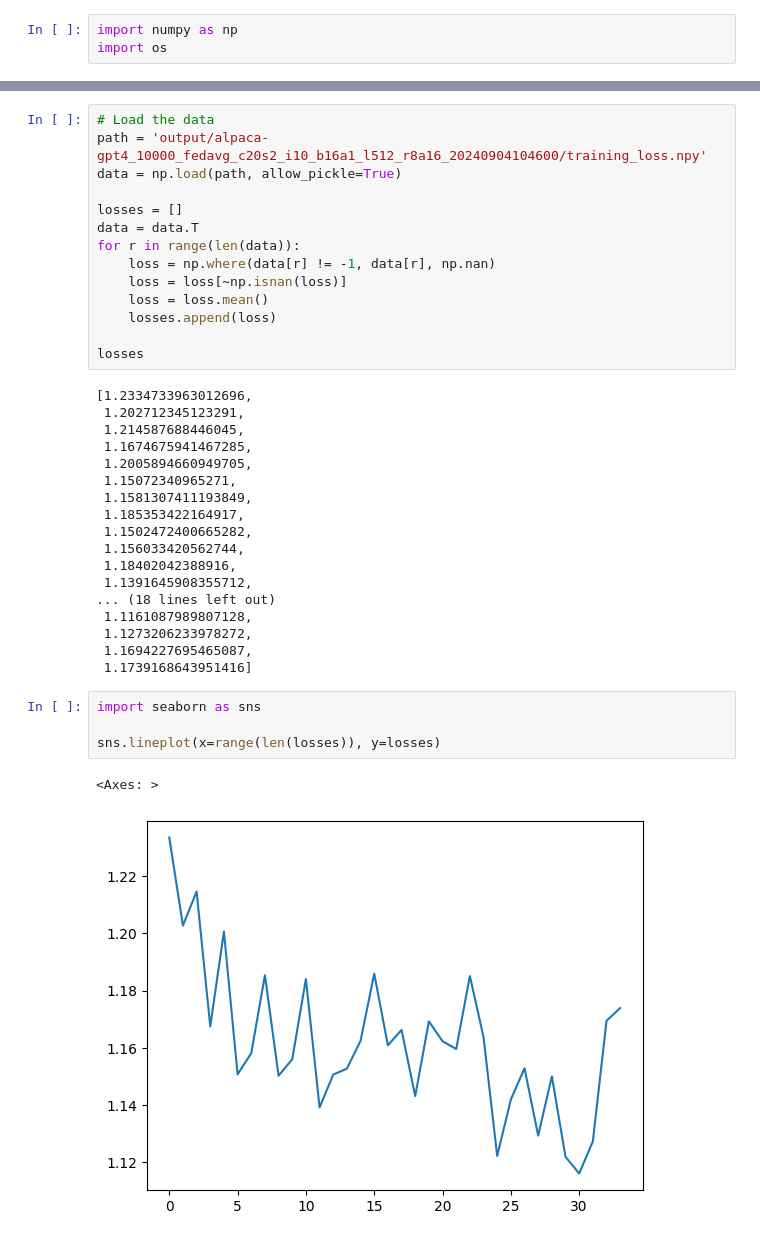
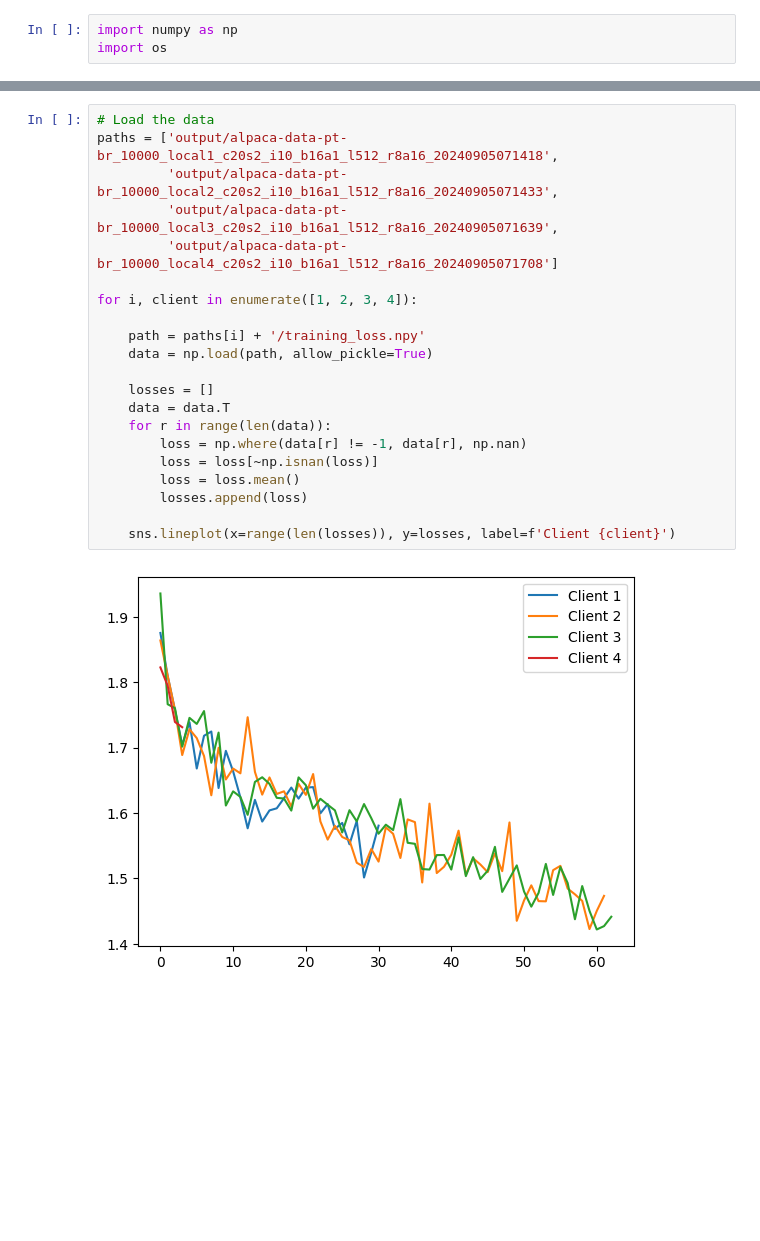
Before and after one commit to GabrielTalasso/FT_LLM_FL, a Jupyter notebook: test.ipynb, the cells around one changed output, grey strips where cells are left out. Drawn from its saved outputs; the diff is of its cells as text; blank space fills up the shorter version.

```diff
--- a/test.ipynb
+++ b/test.ipynb
@@ -47,39 +49,23 @@ sns.lineplot(x=range(len(losses)), y=losses)
 # %%
 # Load the data
-path = 'output/alpaca-gpt4_10000_fedavg_c20s2_i10_b16a1_l512_r8a16_20240904104600/training_loss.npy'
-data = np.load(path, allow_pickle=True)
+paths = ['output/alpaca-data-pt-br_10000_local1_c20s2_i10_b16a1_l512_r8a16_20240905071418',
+         'output/alpaca-data-pt-br_10000_local2_c20s2_i10_b16a1_l512_r8a16_20240905071433',
+         'output/alpaca-data-pt-br_10000_local3_c20s2_i10_b16a1_l512_r8a16_20240905071639',
+         'output/alpaca-data-pt-br_10000_local4_c20s2_i10_b16a1_l512_r8a16_20240905071708']
 
-losses = []
-data = data.T
-for r in range(len(data)):
-    loss = np.where(data[r] != -1, data[r], np.nan)
-    loss = loss[~np.isnan(loss)]
-    loss = loss.mean()
-    losses.append(loss)
+for i, client in enumerate([1, 2, 3, 4]):
 
-losses
+    path = paths[i] + '/training_loss.npy'
+    data = np.load(path, allow_pickle=True)
+
+    losses = []
+    data = data.T
+    for r in range(len(data)):
+        loss = np.where(data[r] != -1, data[r], np.nan)
+        loss = loss[~np.isnan(loss)]
+        loss = loss.mean()
+        losses.append(loss)
+
+    sns.lineplot(x=range(len(losses)), y=losses, label=f'Client {client}')
 # %% [output]
-[1.2334733963012696,
- 1.202712345123291,
- 1.214587688446045,
- 1.1674675941467285,
- 1.2005894660949705,
- 1.15072340965271,
- 1.1581307411193849,
- 1.185353422164917,
- 1.1502472400665282,
- 1.156033420562744,
- 1.18402042388916,
- 1.1391645908355712,
-... (18 lines left out)
- 1.1161087989807128,
- 1.1273206233978272,
- 1.1694227695465087,
- 1.1739168643951416]
+[figure, added]
-# %%
-import seaborn as sns
-
-sns.lineplot(x=range(len(losses)), y=losses)
-# %% [output]
-<Axes: >
-[figure, removed]
```
Also changed, not shown: parts of 3 cells of this notebook, 4 other files.
